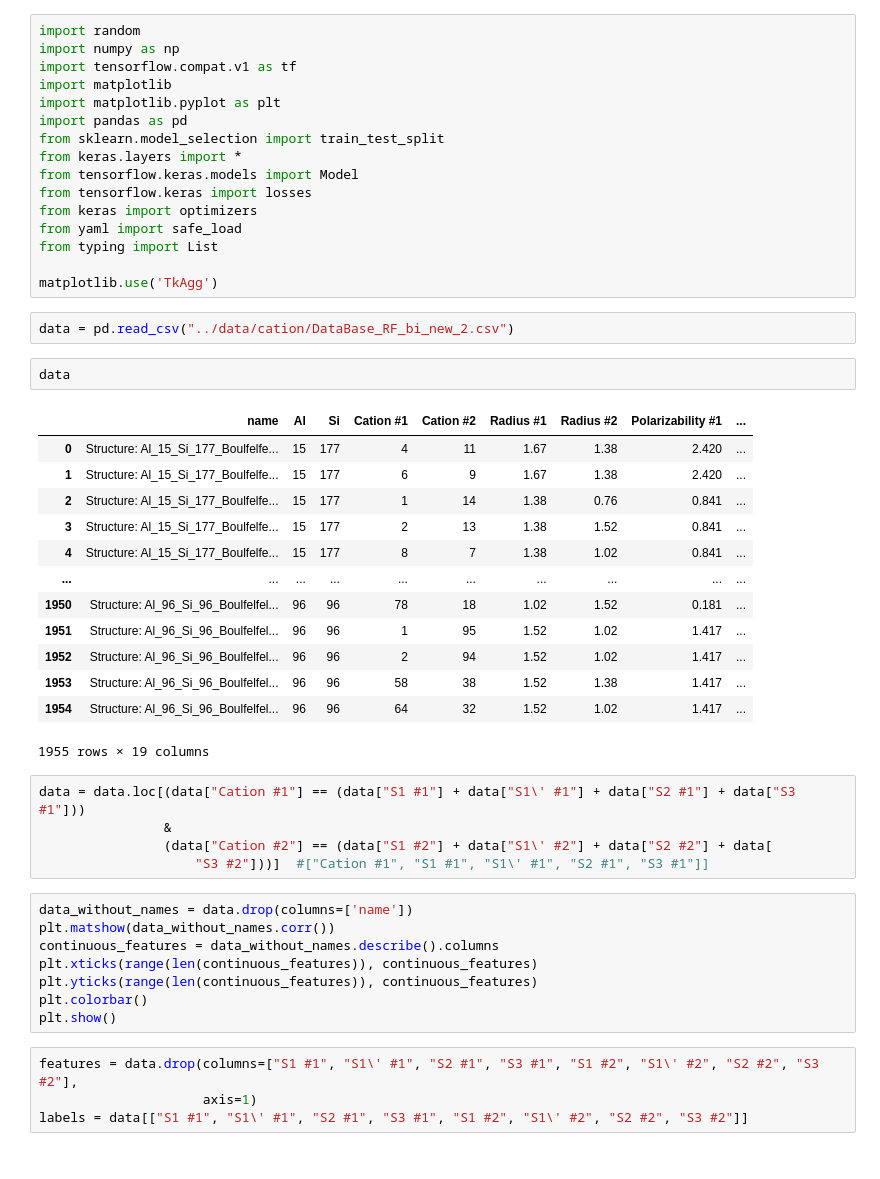
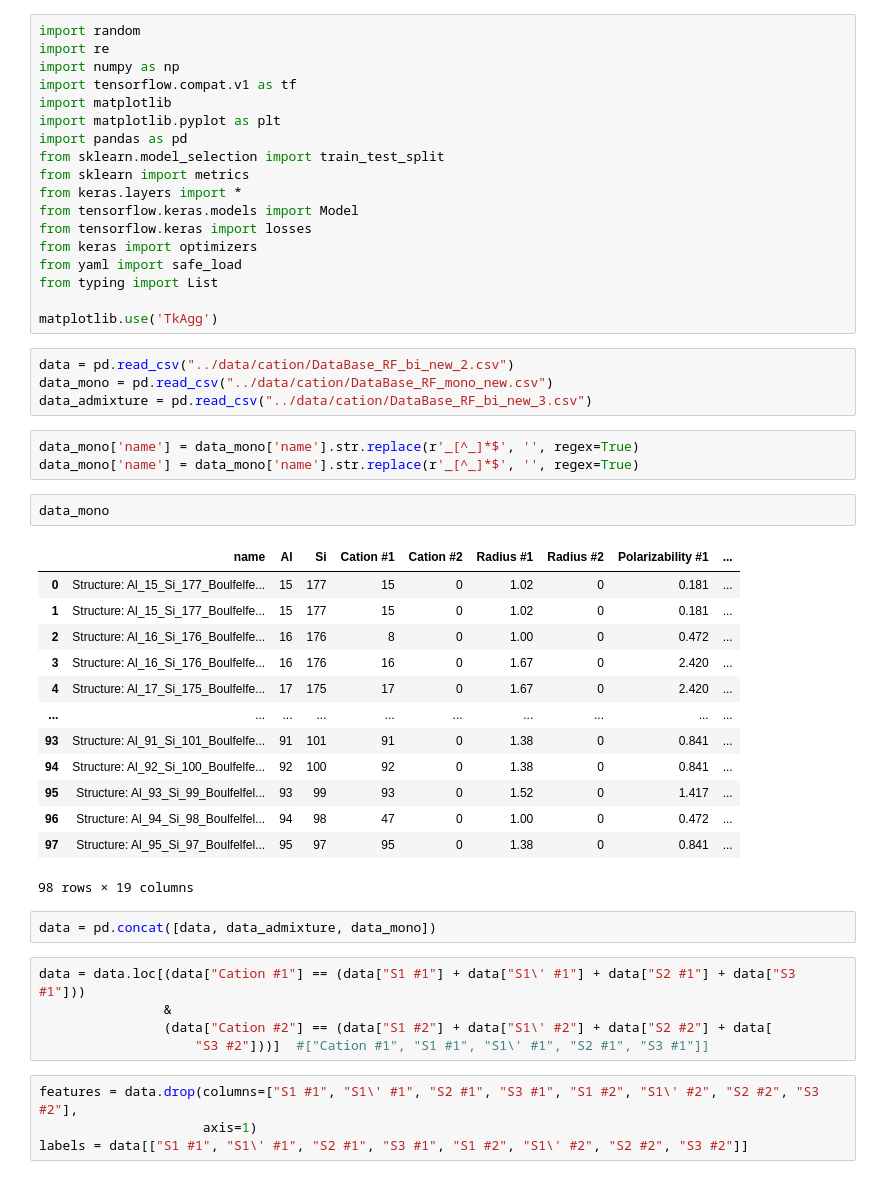
Before and after one commit to IDAnton/isotherm-analyzer, a Jupyter notebook: cation_problem/mps.ipynb, the cells around one changed output. Drawn from its saved outputs; the diff is of its cells as text.

```diff
--- a/cation_problem/mps.ipynb
+++ b/cation_problem/mps.ipynb
@@ -1,11 +1,13 @@
 # %%
 import random
+import re
 import numpy as np
 import tensorflow.compat.v1 as tf
 import matplotlib
 import matplotlib.pyplot as plt
 import pandas as pd
 from sklearn.model_selection import train_test_split
+from sklearn import metrics
 from keras.layers import *
 from tensorflow.keras.models import Model
 from tensorflow.keras import losses
@@ -16,35 +18,34 @@ from typing import List
 matplotlib.use('TkAgg')
 # %%
 data = pd.read_csv("../data/cation/DataBase_RF_bi_new_2.csv")
+data_mono = pd.read_csv("../data/cation/DataBase_RF_mono_new.csv")
+data_admixture = pd.read_csv("../data/cation/DataBase_RF_bi_new_3.csv")
-# %%
-data
-# %% [output]
-|  | name | Al | Si | Cation #1 | Cation #2 | Radius #1 | Radius #2 | Polarizability #1 | ... |
-| 0 | Structure: Al_15_Si_177_Boulfelfe... | 15 | 177 | 4 | 11 | 1.67 | 1.38 | 2.420 | ... |
-| 1 | Structure: Al_15_Si_177_Boulfelfe... | 15 | 177 | 6 | 9 | 1.67 | 1.38 | 2.420 | ... |
-| 2 | Structure: Al_15_Si_177_Boulfelfe... | 15 | 177 | 1 | 14 | 1.38 | 0.76 | 0.841 | ... |
-| 3 | Structure: Al_15_Si_177_Boulfelfe... | 15 | 177 | 2 | 13 | 1.38 | 1.52 | 0.841 | ... |
-| 4 | Structure: Al_15_Si_177_Boulfelfe... | 15 | 177 | 8 | 7 | 1.38 | 1.02 | 0.841 | ... |
-| ... | ... | ... | ... | ... | ... | ... | ... | ... | ... |
-| 1950 | Structure: Al_96_Si_96_Boulfelfel... | 96 | 96 | 78 | 18 | 1.02 | 1.52 | 0.181 | ... |
-| 1951 | Structure: Al_96_Si_96_Boulfelfel... | 96 | 96 | 1 | 95 | 1.52 | 1.02 | 1.417 | ... |
-| 1952 | Structure: Al_96_Si_96_Boulfelfel... | 96 | 96 | 2 | 94 | 1.52 | 1.02 | 1.417 | ... |
-| 1953 | Structure: Al_96_Si_96_Boulfelfel... | 96 | 96 | 58 | 38 | 1.52 | 1.38 | 1.417 | ... |
-| 1954 | Structure: Al_96_Si_96_Boulfelfel... | 96 | 96 | 64 | 32 | 1.52 | 1.02 | 1.417 | ... |
-1955 rows × 19 columns
+# %%
+data_mono['name'] = data_mono['name'].str.replace(r'_[^_]*$', '', regex=True)
+data_mono['name'] = data_mono['name'].str.replace(r'_[^_]*$', '', regex=True)
+# %%
+data_mono
+# %% [output]
+|  | name | Al | Si | Cation #1 | Cation #2 | Radius #1 | Radius #2 | Polarizability #1 | ... |
+| 0 | Structure: Al_15_Si_177_Boulfelfe... | 15 | 177 | 15 | 0 | 1.02 | 0 | 0.181 | ... |
+| 1 | Structure: Al_15_Si_177_Boulfelfe... | 15 | 177 | 15 | 0 | 1.02 | 0 | 0.181 | ... |
+| 2 | Structure: Al_16_Si_176_Boulfelfe... | 16 | 176 | 8 | 0 | 1.00 | 0 | 0.472 | ... |
+| 3 | Structure: Al_16_Si_176_Boulfelfe... | 16 | 176 | 16 | 0 | 1.67 | 0 | 2.420 | ... |
+| 4 | Structure: Al_17_Si_175_Boulfelfe... | 17 | 175 | 17 | 0 | 1.67 | 0 | 2.420 | ... |
+| ... | ... | ... | ... | ... | ... | ... | ... | ... | ... |
+| 93 | Structure: Al_91_Si_101_Boulfelfe... | 91 | 101 | 91 | 0 | 1.38 | 0 | 0.841 | ... |
+| 94 | Structure: Al_92_Si_100_Boulfelfe... | 92 | 100 | 92 | 0 | 1.38 | 0 | 0.841 | ... |
+| 95 | Structure: Al_93_Si_99_Boulfelfel... | 93 | 99 | 93 | 0 | 1.52 | 0 | 1.417 | ... |
+| 96 | Structure: Al_94_Si_98_Boulfelfel... | 94 | 98 | 47 | 0 | 1.00 | 0 | 0.472 | ... |
+| 97 | Structure: Al_95_Si_97_Boulfelfel... | 95 | 97 | 95 | 0 | 1.38 | 0 | 0.841 | ... |
+98 rows × 19 columns
+# %%
+data = pd.concat([data, data_admixture, data_mono])
 # %%
 data = data.loc[(data["Cation #1"] == (data["S1 #1"] + data["S1\' #1"] + data["S2 #1"] + data["S3 #1"]))
                 &
                 (data["Cation #2"] == (data["S1 #2"] + data["S1\' #2"] + data["S2 #2"] + data[
                     "S3 #2"]))]  #["Cation #1", "S1 #1", "S1\' #1", "S2 #1", "S3 #1"]]
-# %%
-data_without_names = data.drop(columns=['name'])
-plt.matshow(data_without_names.corr())
-continuous_features = data_without_names.describe().columns
-plt.xticks(range(len(continuous_features)), continuous_features)
-plt.yticks(range(len(continuous_features)), continuous_features)
-plt.colorbar()
-plt.show()
 # %%
 features = data.drop(columns=["S1 #1", "S1\' #1", "S2 #1", "S3 #1", "S1 #2", "S1\' #2", "S2 #2", "S3 #2"],
                      axis=1)
```
Also changed, not shown: parts of 27 cells of this notebook, 2 other files.
